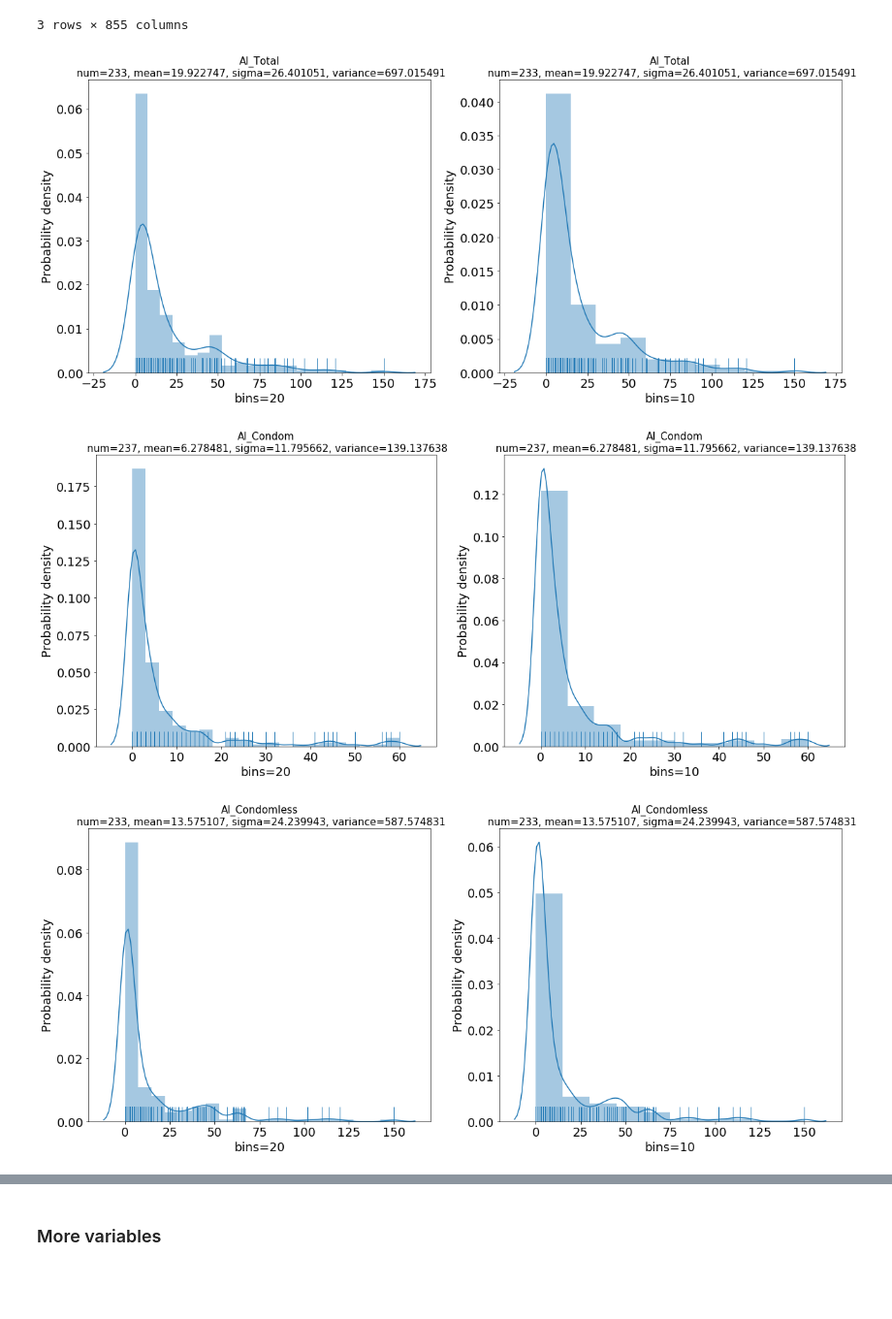
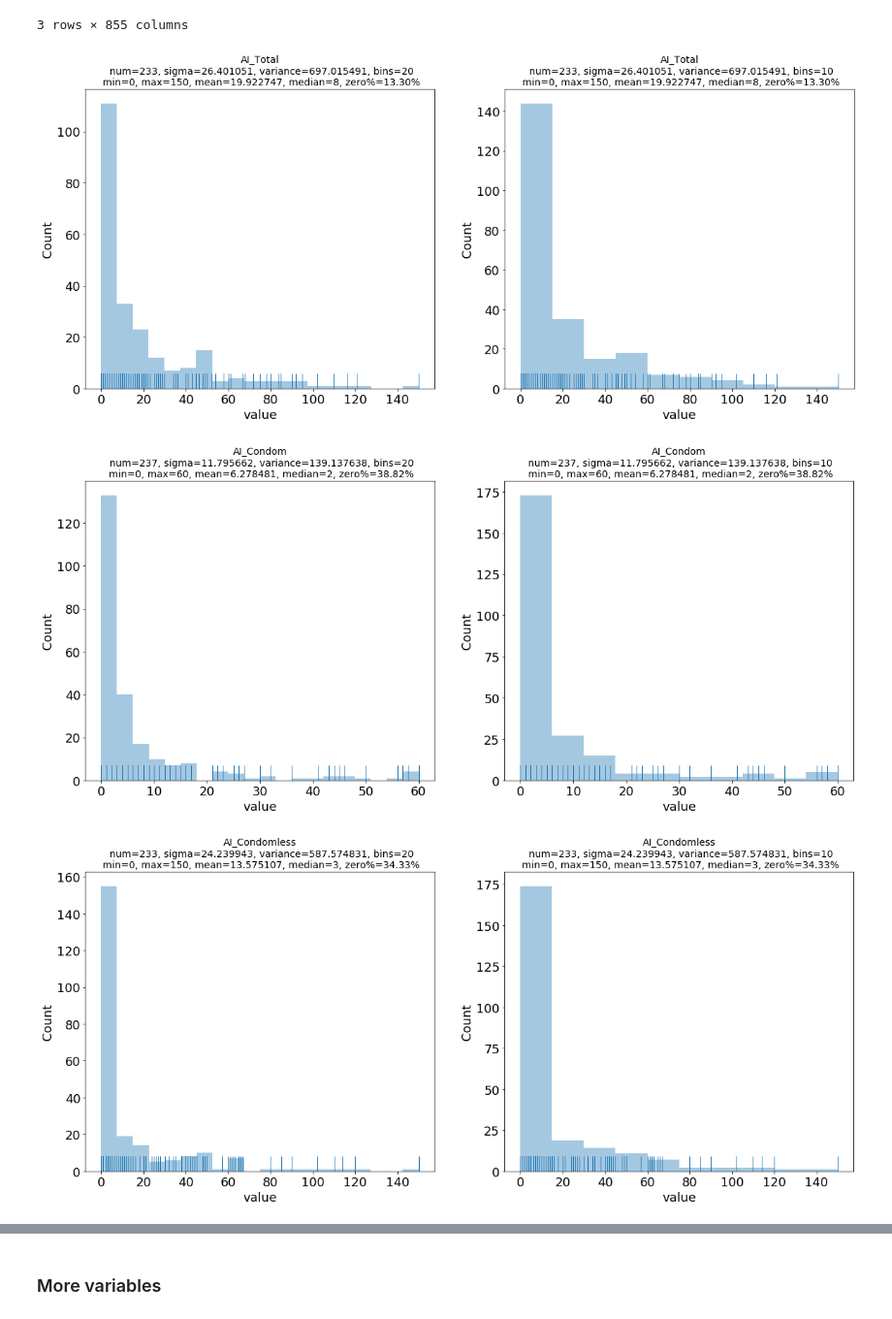
Before and after one commit to meettyj/MSM-Discrimination-on-Twitter, a Jupyter notebook: visulization/distribution.ipynb, the cells around one changed output, grey strips where cells are left out. Shown at 97% size. Saved outputs shown, nothing was run; the diff lists cells and outputs as text; code cells hidden in the pictures; blank space fills up the shorter version.

```diff
--- a/visulization/distribution.ipynb
+++ b/visulization/distribution.ipynb
@@ -45,47 +45,51 @@ for feature in survey_features_list:
         if not np.isnan(value):
             x.append(value)
             count += 1
-
+    min_value = np.min(x)
+    max_value = np.max(x)
+    median_value = np.median(x)
     mean =np.mean(x)
     sigma =np.std(x)
     variance = np.var(x)
+    count_zero = x.count(0)
+    zero_percentage = count_zero/len(x)*100
 
 #     course initial method using matplot
 #     n, bins, patches = plt.hist(x, density=1, facecolor='blue', alpha=0.4)
 #     y = mlab.normpdf(bins, mean, sigma) # fit a line
 #     plt.plot(bins, y, 'b--')
 #     plt.xlabel('Value')
 #     plt.ylabel('Probability')
 #     plt.title("%s: mean= %f, sigma=%f, variance=%f" % (feature, mean, sigma, variance))
 
 #     plt.subplots_adjust(left=0.15)#左边距
 #     plt.show()
 
 #     Distribution of the variables
 #     print("Variable: ", feature)
 #     print("Mean: ", mean)
 #     print("Standard Error: ", sigma)
 #     print("Variance: ", variance)
 
 #     Using seaborn library
     fig,axes=plt.subplots(1,2,figsize=(20,8))
 
-    sns.distplot(x, kde=True, bins = 20, rug=True, ax=axes[0])
+    sns.distplot(x, kde=False, bins = 20, rug=True, ax=axes[0])
     axes[0].tick_params(axis='y',labelsize=18)
     axes[0].tick_params(axis='x',labelsize=18)
-    axes[0].set_xlabel("bins=20", fontsize=18)
-    axes[0].set_title("%s\n num=%d, mean=%f, sigma=%f, variance=%f" % (feature, len(x), mean, sigma, variance), fontsize=15)
-    axes[0].set_ylabel("Probability density", fontsize=18)
+    axes[0].set_xlabel("value", fontsize=18)
+    axes[0].set_title("%s\n num=%d, sigma=%f, variance=%f, bins=20\n min=%d, max=%d, mean=%f, median=%d, zero%%=%.2f%%" % (feature, len(x), sigma, variance, min_value, max_value, mean, median_value, zero_percentage), fontsize=14)
+    axes[0].set_ylabel("Count", fontsize=18)
 
-    sns.distplot(x, kde=True, bins = 10, rug=True, ax=axes[1])
+    sns.distplot(x, kde=False, bins = 10, rug=True, ax=axes[1])
     axes[1].tick_params(axis='y',labelsize=18)
     axes[1].tick_params(axis='x',labelsize=18)
-    axes[1].set_xlabel("bins=10", fontsize=18)
-    axes[1].set_title("%s\n num=%d, mean=%f, sigma=%f, variance=%f" % (feature, len(x), mean, sigma, variance), fontsize=15)
-    axes[1].set_ylabel("Probability density", fontsize=18)
+    axes[1].set_xlabel("value", fontsize=18)
+    axes[1].set_title("%s\n num=%d, sigma=%f, variance=%f, bins=10\n min=%d, max=%d, mean=%f, median=%d, zero%%=%.2f%%" % (feature, len(x), sigma, variance, min_value, max_value, mean, median_value, zero_percentage), fontsize=14)
+    axes[1].set_ylabel("Count", fontsize=18)
 
 #     break
 # %% [output]
-[figure, old version]
+[figure, new version]
-[figure, old version]
+[figure, new version]
-[figure, old version]
+[figure, new version]
```
Also changed, not shown: parts of 4 cells of this notebook.
